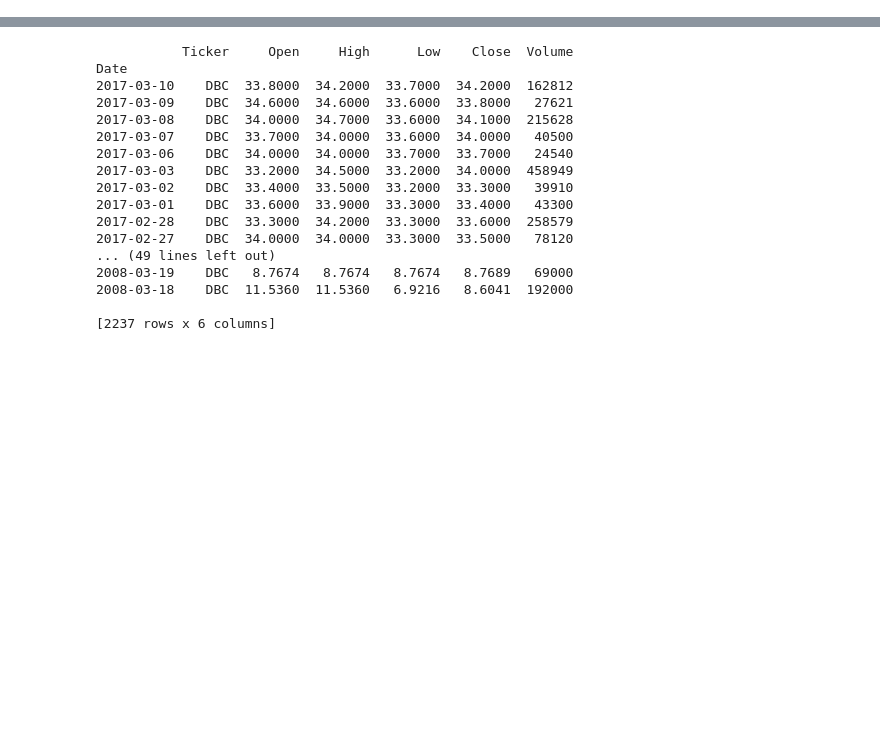
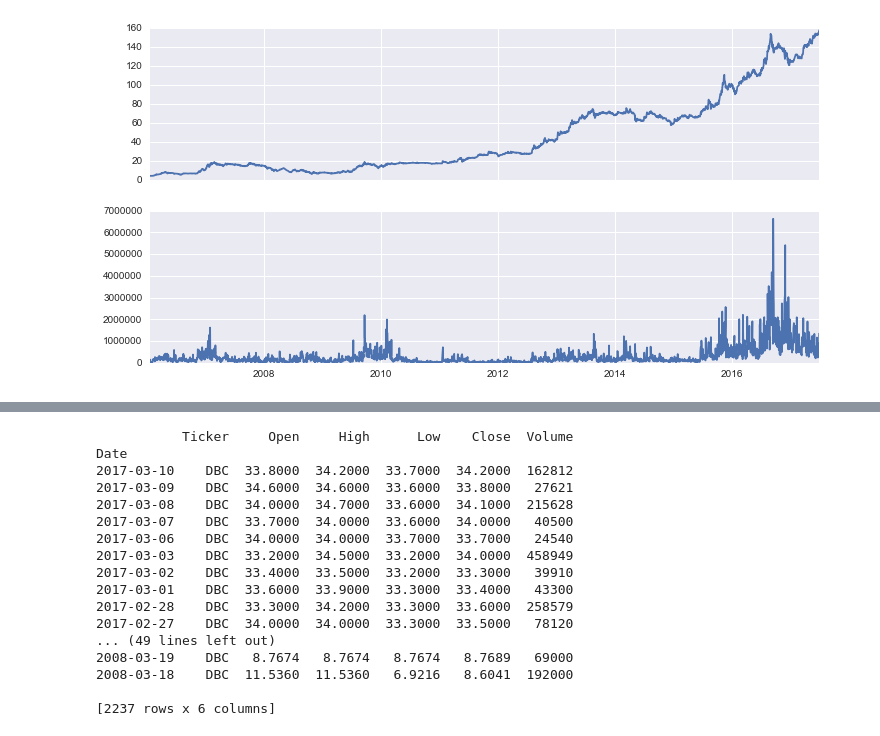
Before and after one commit to dtnguyen88/fraudDetector, a Jupyter notebook: Testing PyAlgoTrade.ipynb, the cells around one changed output, grey strips where cells are left out. Drawn from its saved outputs; the diff is of its cells as text; code cells hidden in the pictures; blank space fills up the shorter version.

```diff
--- a/Testing PyAlgoTrade.ipynb
+++ b/Testing PyAlgoTrade.ipynb
@@ -172,2 +171,0 @@ def pivotData(data):
-# %%
-data = getData(datetime.datetime(2017,3,31,0,0))
@@ -193,0 +293,24 @@ print data
+# %%
+import seaborn as sns
+import matplotlib.pyplot as plt
+%matplotlib inline
+
+#pivotData = pivotData(data)
+#pivotData = pd.read_csv('/tmp/pivotedData.csv')
+vnm = data[data.Ticker=='VNM']
+type(vnm)
+vnm = vnm.drop_duplicates()
+#sns.tsplot(vnm.drop_na(), time='Date',value='Close')
+#sns.tsplot(vnm, time = 'Date', )
+gs = gridspec.GridSpec(nrows=3, ncols=2, height_ratios=[1, 1, 2])
+
+#  Varying density along a streamline
+ax0 = fig.add_subplot(gs[0, 0])
+f, (ax1, ax2) = plt.subplots(2, 1, sharex=True, figsize=(12,6))
+
+ax1.plot(vnm.Date, vnm.Close)
+ax2.plot(vnm.Date, vnm.Volume)
+f.show()
+#vnm.plot('Date', ['Close', 'Volume'], figsize=(12, 6))
+# %% [output]
+[figure, added]
```
Also changed, not shown: parts of 16 cells of this notebook, 4 other files.
